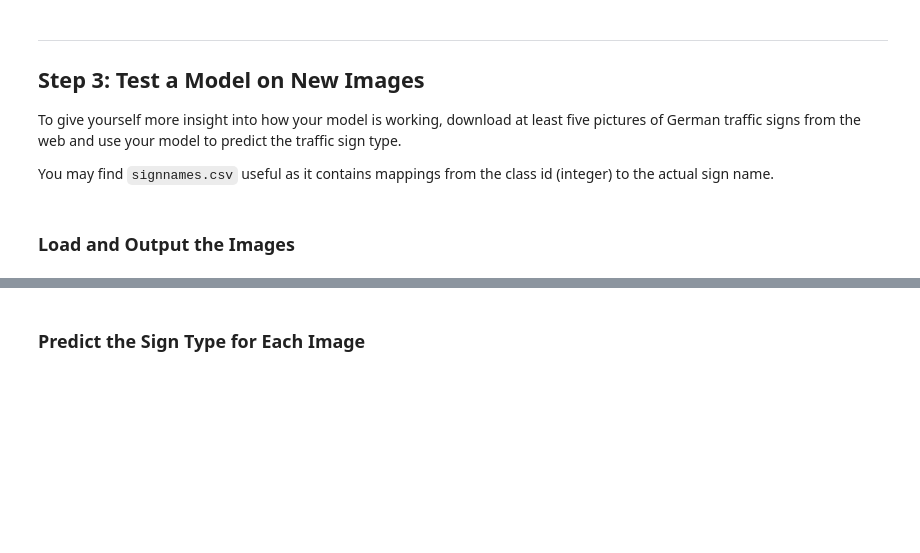
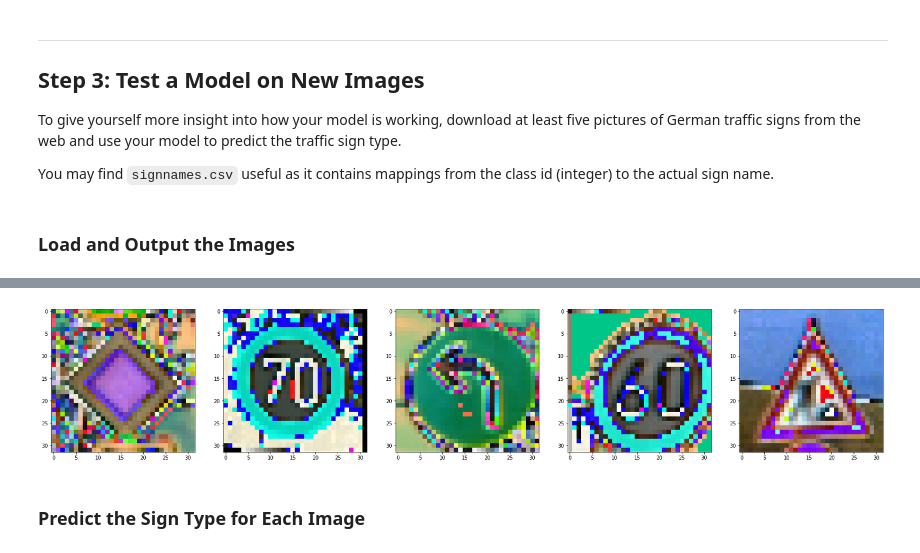
Before and after one commit to cralonsov/CarND-Traffic-Sign-Classifier-Project, a Jupyter notebook: Traffic_Sign_Classifier.ipynb, the cells around one changed output, grey strips where cells are left out. Saved outputs shown, nothing was run; the diff lists cells and outputs as text; code cells hidden in the pictures; blank space fills up the shorter version.

```diff
--- a/Traffic_Sign_Classifier.ipynb
+++ b/Traffic_Sign_Classifier.ipynb
@@ -741,0 +750,11 @@ You may find `signnames.csv` useful as it contains mappings from the class id (i
+# %%
+test_images_norm = normalize_dataset(test_images)
+
+for i in range(len(test_images_norm)):
+    test_images_norm[i] = random_transform(test_images_norm[i])
+
+f, axarr = plt.subplots(1,5, figsize=(30,15))
+for i in range(5):
+    axarr[i].imshow(test_images_norm[i])
+# %% [output]
+[figure, added]
```
Also changed, not shown: parts of 16 cells of this notebook, 9 other files.
